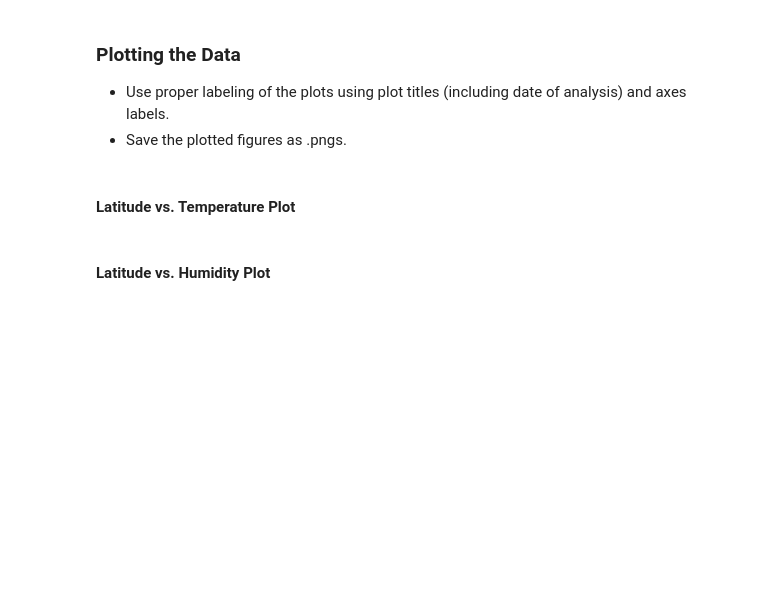
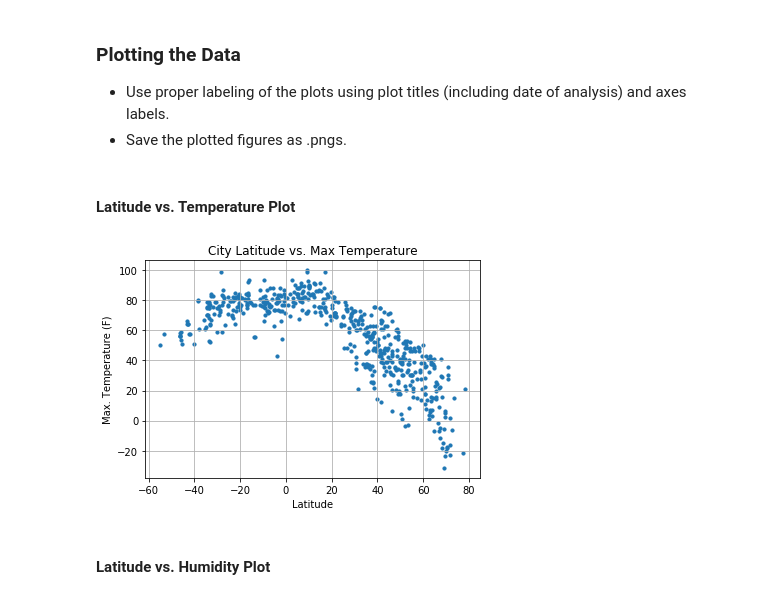
Before and after one commit to mingram20/API-Project-mingram20, a Jupyter notebook: WeatherPy.ipynb, the cells around one changed output. Drawn from its saved outputs; the diff is of its cells as text; code cells hidden in the pictures; blank space fills up the shorter version.

Commit message:
Final WeatherPy analysts, with code, CSV, and Plots.

```diff
--- a/WeatherPy.ipynb
+++ b/WeatherPy.ipynb
@@ -59,3 +62,8 @@ for lat_lng in lat_lngs:
+# %%
+# PERFORM TEST API CALL
+response = requests.get(f'{url}&q={city}').json()
+# test response
+#response
 # %%
 # Create emtpty lists to append all of the called API data into
 cityName = []
@@ -80,28 +88,25 @@ for city in cities:
 
     # Set up a try loop in case coordinates generated have no city associated
     try:
-        response = requests.get(f'{url}&q={city}'.json()
+        response = requests.get(f'{url}&q={city}').json()
         cityName.append(response['name'])
         clouds.append(response['clouds']['all'])
-        country.append(response['sys']['country')
+        country.append(response['sys']['country'])
         date.append(response['dt'])
         humidity.append(response['main']['humidity'])
         tempF.append(response['main']['temp_max'])
         lat.append(response['coord']['lat'])
         lon.append(response['coord']['lon'])
         windMPH.append(response['wind']['speed'])
-        cityRecord = response['name']
-        print(f'Record Processing  {record} / {cityRecord}')
+        cityRecord = (response['name'])
+        print(f'Record Processing  {count} | {cityRecord}')
         print(f'{url}&q={city}')
-
         # Increase counter by one
-        record= record + 1
-
+        count= count + 1
         # Wait a second in loop to not over exceed rate limit
         time.sleep(1.01)
-
+    except:
+        print('City not found...skipping...')
     # If no record found "skip" to next call
-    except:
-        print'City not found...skipping...')
     continue
 # %% [output]
@@ -110,3 +131,12 @@ SyntaxError: invalid syntax (<ipython-input-10-e1c8faa9852e>, line 25)
 ### Convert Raw Data to DataFrame
 * Export the city data into a .csv.
 * Display the DataFrame
+# %%
+weatherDictionary = {'Country': country, 'City': cityName,
+                     'Date': date, 'Temperature(F)': tempF, 'Cloud Density': clouds,
+                     'Humidity': humidity, 'Humidity': humidity, 'Wind(MPH)': windMPH,
+                     'Latitude': lat, 'Longitude': lon}
+weatherDF = pd.DataFrame(weatherDictionary)
+
+weatherDF.to_csv(os.path.join('outputCSV', 'weatherData.csv'))
+weatherDF.head()
@@ -116,5 +153,19 @@ SyntaxError: invalid syntax (<ipython-input-10-e1c8faa9852e>, line 25)
 * Save the plotted figures as .pngs.
 # %% [markdown]
 #### Latitude vs. Temperature Plot
+# %%
+# Build scatterplot using column headers for hte X then Y Axis
+plt.scatter(weatherDF['Latitude'], weatherDF['Temperature(F)'], marker='o', s=10)
+# add other graph properties
+plt.title("City Latitude vs. Max Temperature")
+plt.ylabel("Max. Temperature (F)")
+plt.xlabel("Latitude")
+plt.grid(True)
+# save graph
+plt.savefig(os.path.join('outputPlots', 'temperature-VS-latitude.png'))
+# Show graph
+plt.show()
+# %% [output]
+[figure, added]
 # %% [markdown]
 #### Latitude vs. Humidity Plot
```
Also changed, not shown: parts of 11 cells of this notebook, 5 other files.
